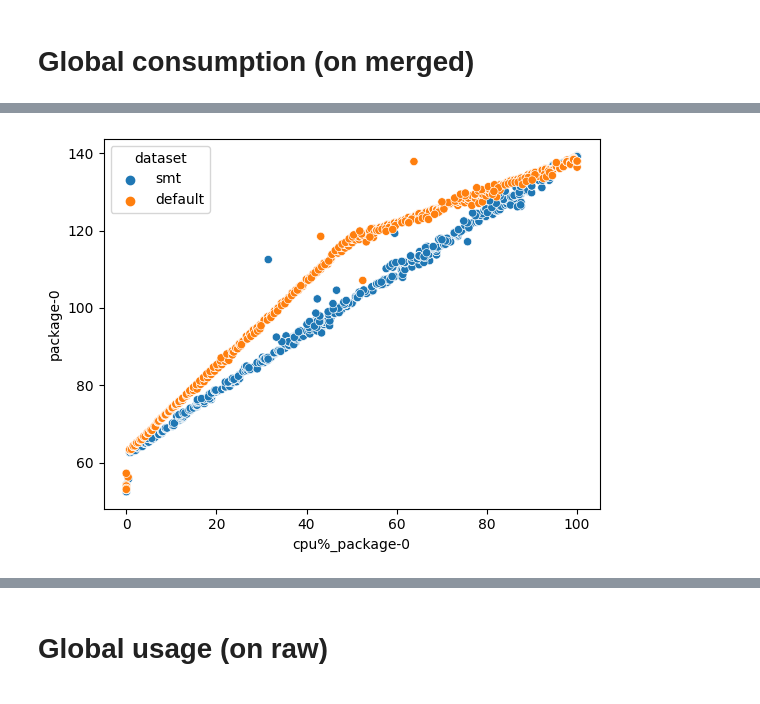
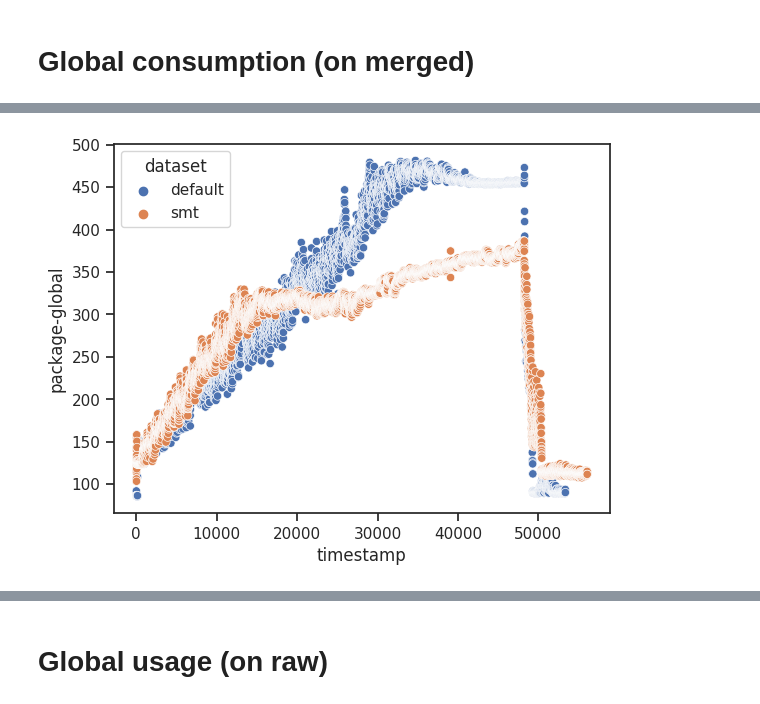
Before and after one commit to jacquetpi/rapl-reader, a Jupyter notebook: investig-consumption.ipynb, the cells around one changed output, grey strips where cells are left out. Cells and saved outputs as stored; diff of their text form; code cells hidden in the pictures.

```diff
--- a/investig-consumption.ipynb
+++ b/investig-consumption.ipynb
@@ -116,4 +109,4 @@ ax = sns.scatterplot(data=dataset_merged, x='cpu%_package-global', y='freq_packa
-# %%
-ax = sns.scatterplot(data=dataset_merged, x='cpu%_package-0', y='package-0', hue='dataset')
-# %% [output]
-[figure, removed]
+# %%
+ax = sns.scatterplot(data=dataset_merged, x='timestamp', y='package-global', hue='dataset')
+# %% [output]
+[figure, added]
```
Also changed, not shown: parts of 27 cells of this notebook, 3 other files.
